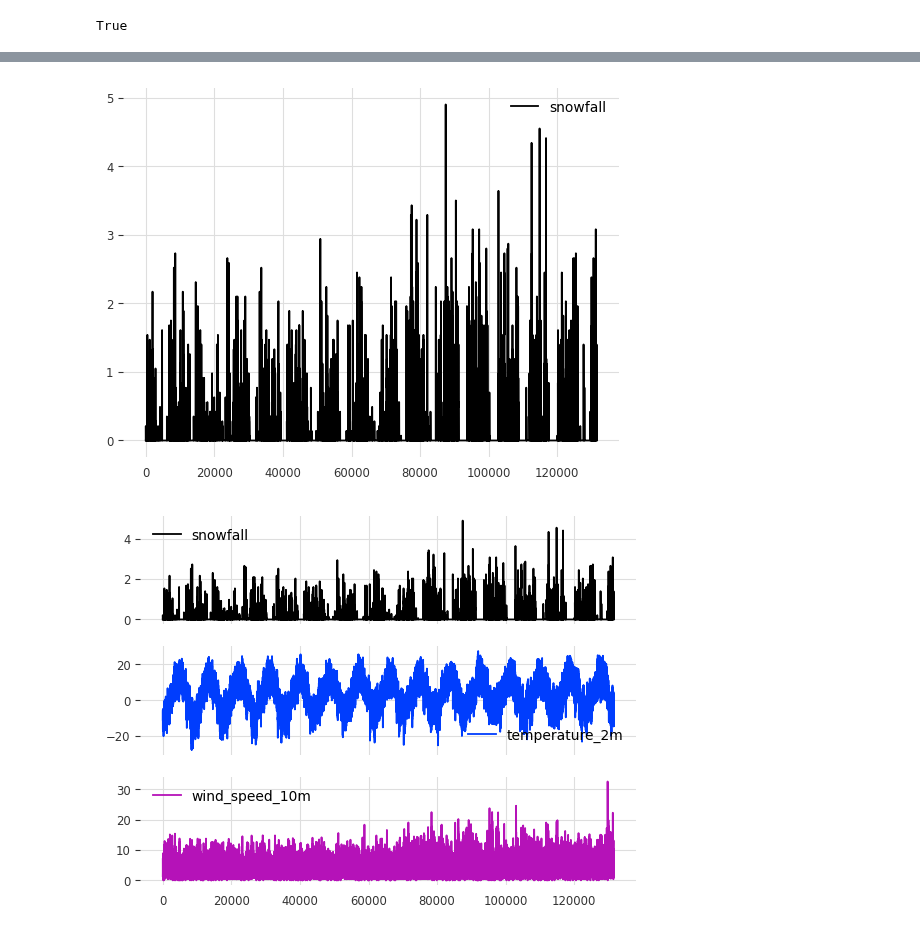
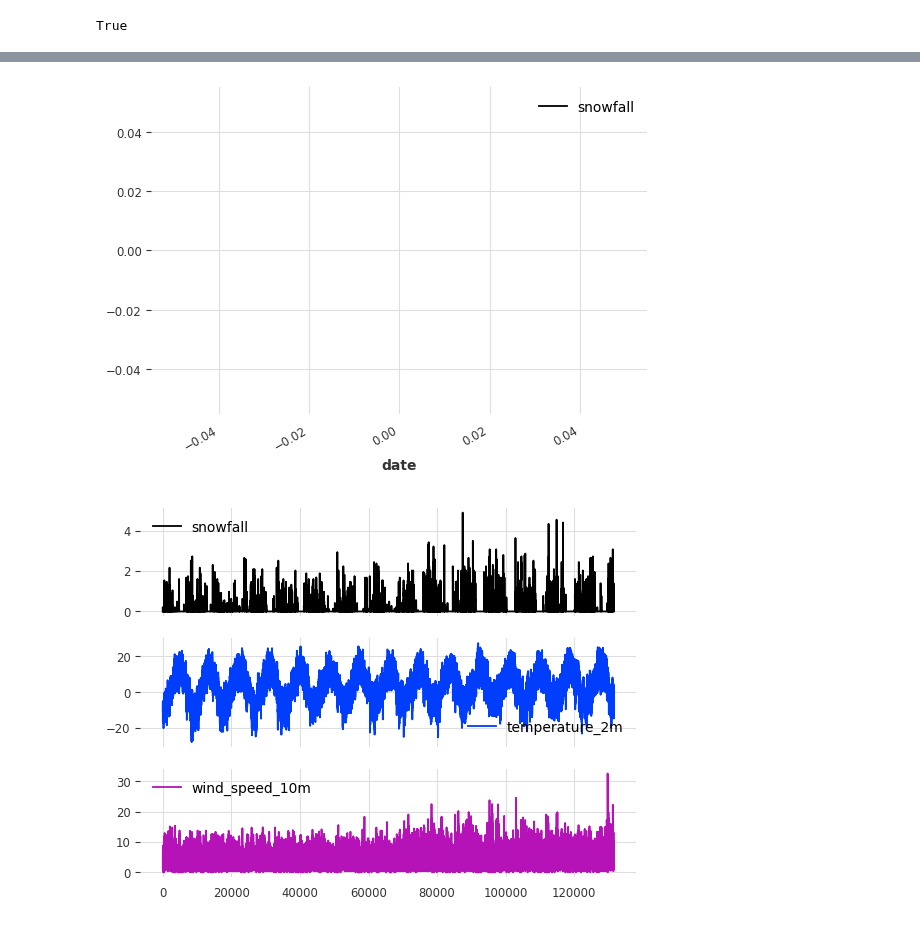
Before and after one commit to MadMax1995bb/powder_alert2.0, a Jupyter notebook: notebooks/notebook_model_tests.ipynb, the cells around one changed output, grey strips where cells are left out. Cells and saved outputs as stored; diff of their text form; code cells hidden in the pictures.

```diff
--- a/notebooks/notebook_model_tests.ipynb
+++ b/notebooks/notebook_model_tests.ipynb
@@ -41,6 +41,17 @@ file_path = os.path.join(relative_path, file_name)
 
 df_hist_openmeteo = pd.read_csv(file_path)
 df_hist_openmeteo['date'] = pd.to_datetime(df_hist_openmeteo['date'])
+# %%
+#Full preprocessed dataset on historic data | 15 years | from openmeteo
+
+current_dir = os.getcwd()
+relative_path = os.path.dirname(current_dir)
+file_name = "raw_data/combined_dataset.csv"
+
+file_path = os.path.join(relative_path, file_name)
+
+df_hist_openmeteo = pd.read_csv(file_path)
+#df_hist_openmeteo['date'] = pd.to_datetime(df_hist_openmeteo['date'])
 # %% [markdown]
 # Initial Investigations on Dataset
 # %%
@@ -99,0 +90,3 @@ dtype: object
+# %%
+df_hist_openmeteo['date'] = pd.to_datetime(df_hist_openmeteo['date'])
+df_hist_openmeteo.dtypes
@@ -100,7 +111,7 @@ dtype: object
 # %%
-df_hist_openmeteo.plot(y='snowfall');
+df_hist_openmeteo.loc[100000:].plot(y='snowfall', x='date');
 # %% [output]
-[figure, old version]
+[figure, new version]
 # %%
 plot_cols = ['snowfall', 'temperature_2m', 'wind_speed_10m']
 plot_features = df_hist_openmeteo[plot_cols]
```
Also changed, not shown: parts of 31 cells of this notebook, 1 other file.
